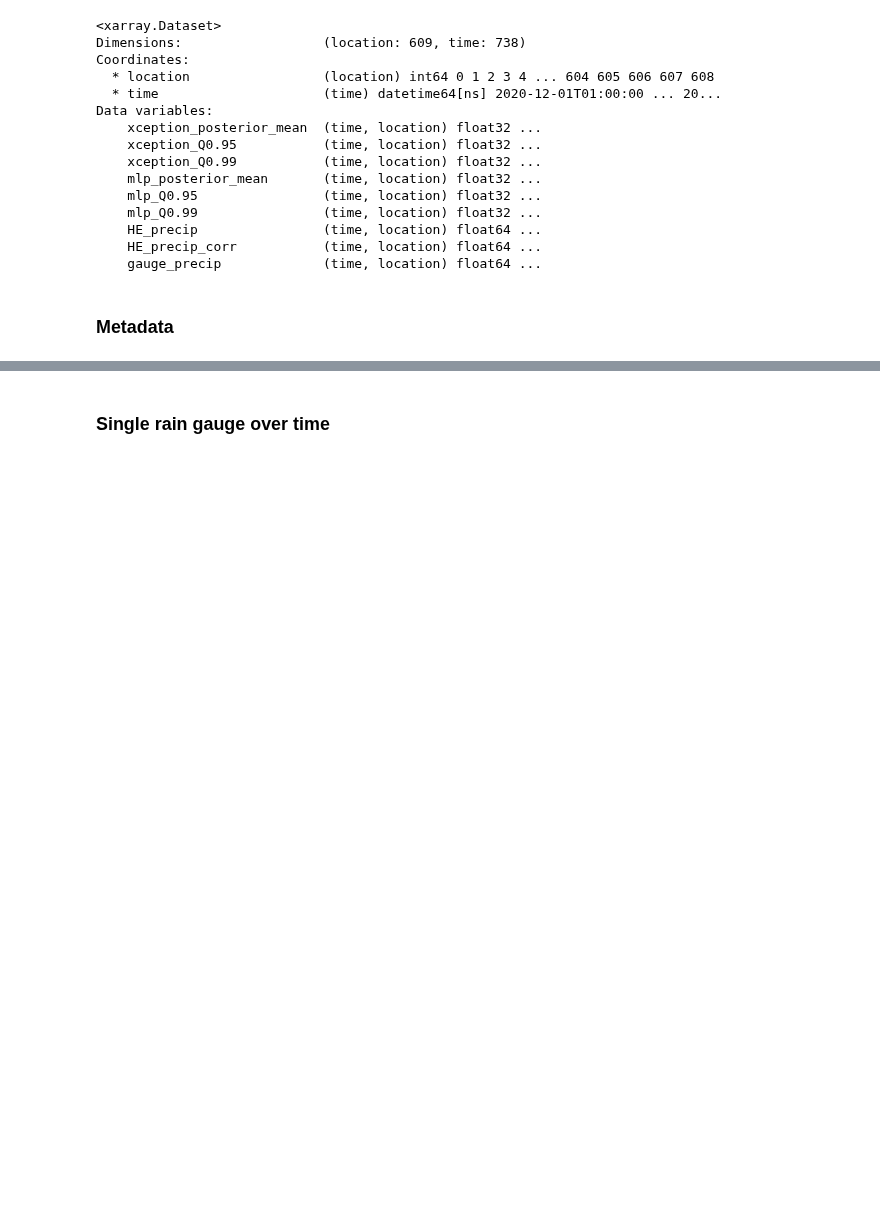
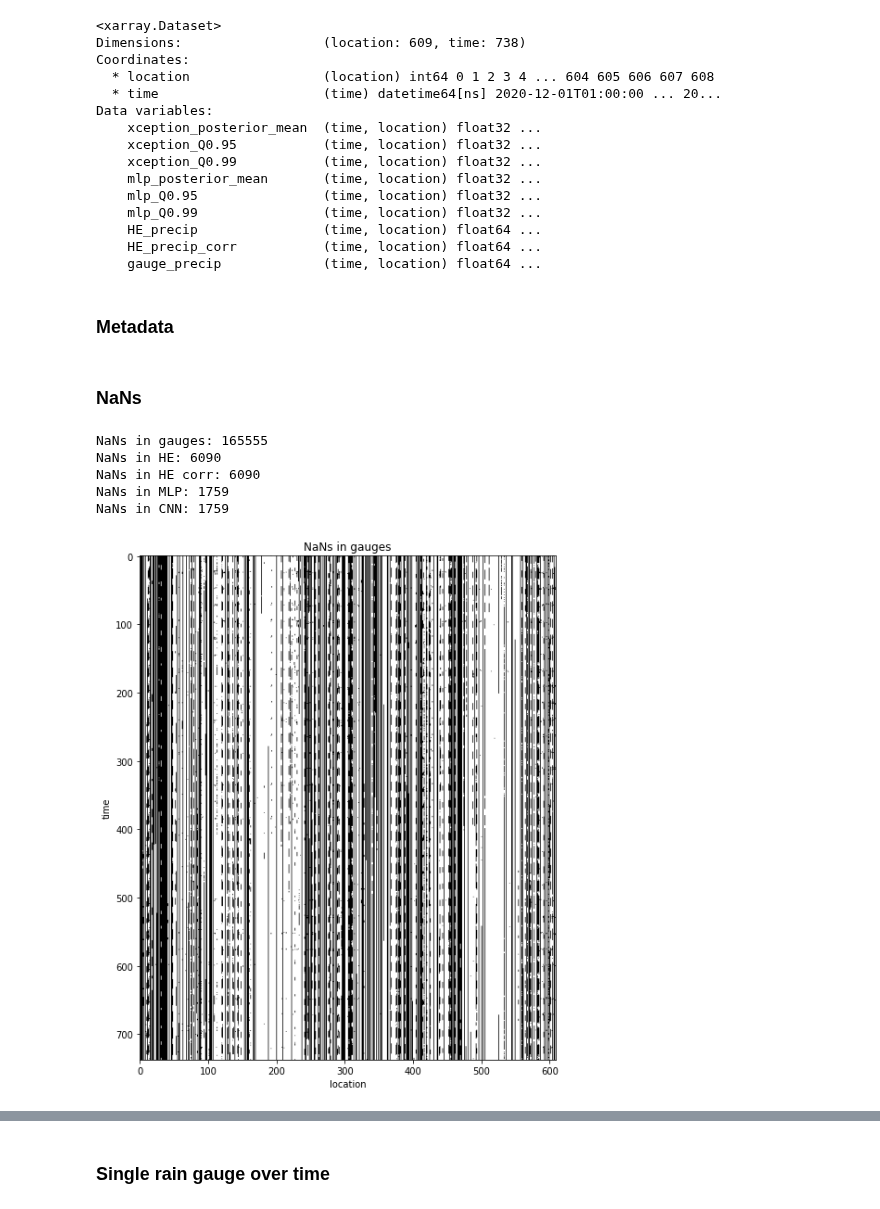
Before and after one commit to ingridingemarsson/geostat-masters-thesis, a Jupyter notebook: notebooks/compare_gauge_he_preds.ipynb, the cells around one changed output, grey strips where cells are left out. Drawn from its saved outputs; the diff is of its cells as text; code cells hidden in the pictures; blank space fills up the shorter version.

```diff
--- a/notebooks/compare_gauge_he_preds.ipynb
+++ b/notebooks/compare_gauge_he_preds.ipynb
@@ -47,3 +47,29 @@ Data variables:
 metadata = pd.read_pickle(os.path.join(path_to_dataset, 'real_rain_gauge_data', 'general_rain_gauge_info.pckl'))
 # %%
 #metadata[(metadata.lon< -43.2) & (metadata.lat< 22.5) & (metadata.state=='RJ')] #429
+# %% [markdown]
+### NaNs
+# %%
+print('NaNs in gauges:', np.isnan(combined_all.gauge_precip.values).sum())
+print('NaNs in HE:', np.isnan(combined_all.HE_precip.values).sum())
+print('NaNs in HE corr:', np.isnan(combined_all.HE_precip_corr.values).sum())
+print('NaNs in MLP:', np.isnan(combined_all.mlp_posterior_mean.values).sum())
+print('NaNs in CNN:', np.isnan(combined_all.xception_posterior_mean.values).sum())
+# %% [output]
+NaNs in gauges: 165555
+NaNs in HE: 6090
+NaNs in HE corr: 6090
+NaNs in MLP: 1759
+NaNs in CNN: 1759
+# %%
+fig, ax = plt.subplots(figsize=(10,10))
+data = combined_all.gauge_precip.values
+m = np.zeros((data.shape[0], data.shape[1]))
+m[np.isnan(data)] = 1
+ax.imshow(m, cmap='binary')
+ax.set_xlabel('location')
+ax.set_ylabel('time')
+ax.set_title('NaNs in gauges')
+plt.show()
+# %% [output]
+[figure, new version]
```
Also changed, not shown: parts of 56 cells of this notebook, 2 other files.
